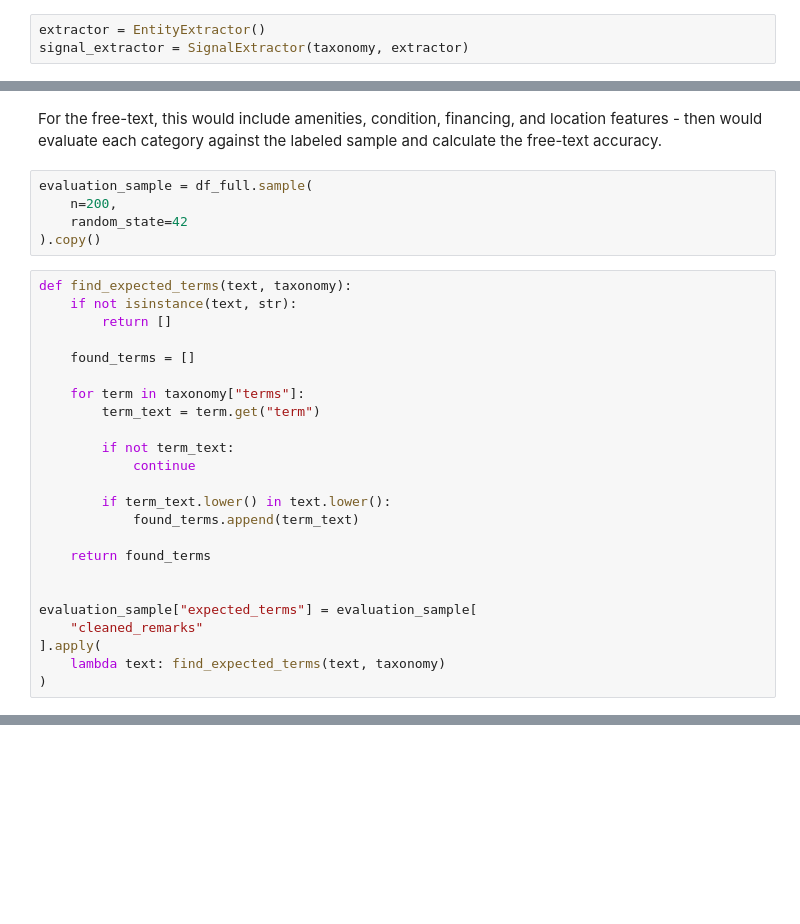
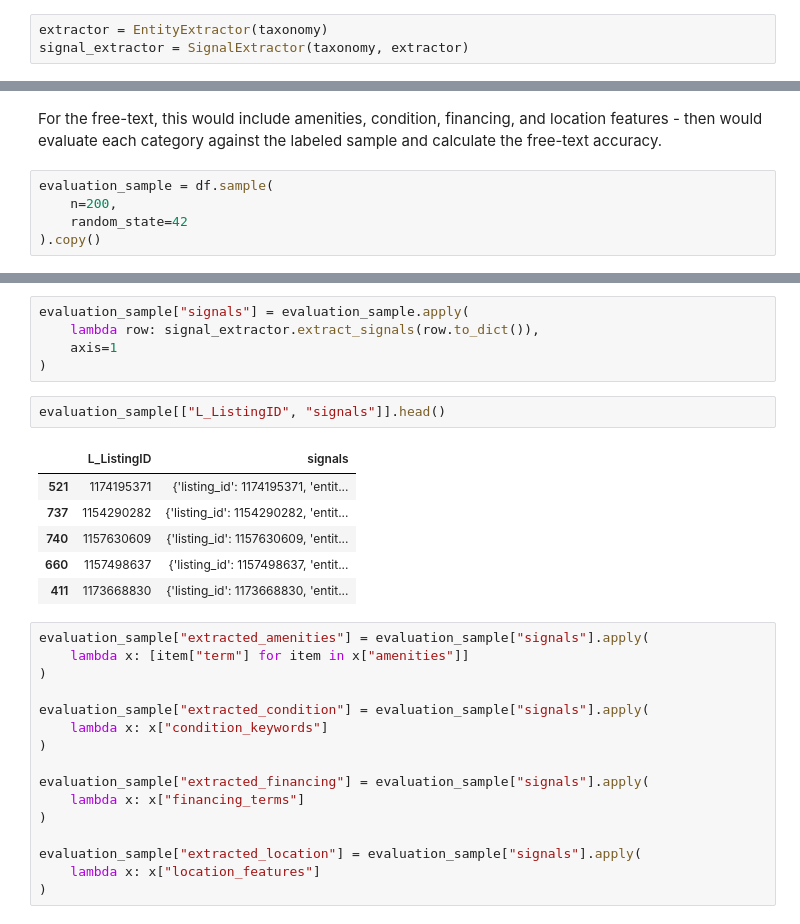
Before and after one commit to mayabernstein/idx-exchange-agentic-ai-engineer, a Jupyter notebook: NLP_Engineer/notebooks/6_listing_signal_extraction.ipynb, the cells around one changed output, grey strips where cells are left out. Cells and saved outputs as stored; diff of their text form; blank space fills up the shorter version.

```diff
--- a/NLP_Engineer/notebooks/6_listing_signal_extraction.ipynb
+++ b/NLP_Engineer/notebooks/6_listing_signal_extraction.ipynb
@@ -244,6 +418,6 @@ class SignalExtractor:
         return matches
 # %%
-extractor = EntityExtractor()
+extractor = EntityExtractor(taxonomy)
 signal_extractor = SignalExtractor(taxonomy, extractor)
 # %%
 print(len(signal_extractor.taxonomy["terms"]))
@@ -1070,31 +1235,7 @@ The structured extraction pipeline currently achieves approximately 85% field-le
 # %% [markdown]
 For the free-text, this would include amenities, condition, financing, and location features - then would evaluate each category against the labeled sample and calculate the free-text accuracy.
 # %%
-evaluation_sample = df_full.sample(
+evaluation_sample = df.sample(
     n=200,
     random_state=42
 ).copy()
-# %%
-def find_expected_terms(text, taxonomy):
-    if not isinstance(text, str):
-        return []
-
-    found_terms = []
-
-    for term in taxonomy["terms"]:
-        term_text = term.get("term")
-
-        if not term_text:
-            continue
-
-        if term_text.lower() in text.lower():
-            found_terms.append(term_text)
-
-    return found_terms
-
-
-evaluation_sample["expected_terms"] = evaluation_sample[
-    "cleaned_remarks"
-].apply(
-    lambda text: find_expected_terms(text, taxonomy)
-)
@@ -1112,0 +1242,30 @@ Name: count, dtype: int64
+# %%
+evaluation_sample["signals"] = evaluation_sample.apply(
+    lambda row: signal_extractor.extract_signals(row.to_dict()),
+    axis=1
+)
+# %%
+evaluation_sample[["L_ListingID", "signals"]].head()
+# %% [output]
+|  | L_ListingID | signals |
+| 521 | 1174195371 | {'listing_id': 1174195371, 'entit... |
+| 737 | 1154290282 | {'listing_id': 1154290282, 'entit... |
+| 740 | 1157630609 | {'listing_id': 1157630609, 'entit... |
+| 660 | 1157498637 | {'listing_id': 1157498637, 'entit... |
+| 411 | 1173668830 | {'listing_id': 1173668830, 'entit... |
+# %%
+evaluation_sample["extracted_amenities"] = evaluation_sample["signals"].apply(
+    lambda x: [item["term"] for item in x["amenities"]]
+)
+
+evaluation_sample["extracted_condition"] = evaluation_sample["signals"].apply(
+    lambda x: x["condition_keywords"]
+)
+
+evaluation_sample["extracted_financing"] = evaluation_sample["signals"].apply(
+    lambda x: x["financing_terms"]
+)
+
+evaluation_sample["extracted_location"] = evaluation_sample["signals"].apply(
+    lambda x: x["location_features"]
+)
```
Also changed, not shown: parts of 39 cells of this notebook, 8 other files.
